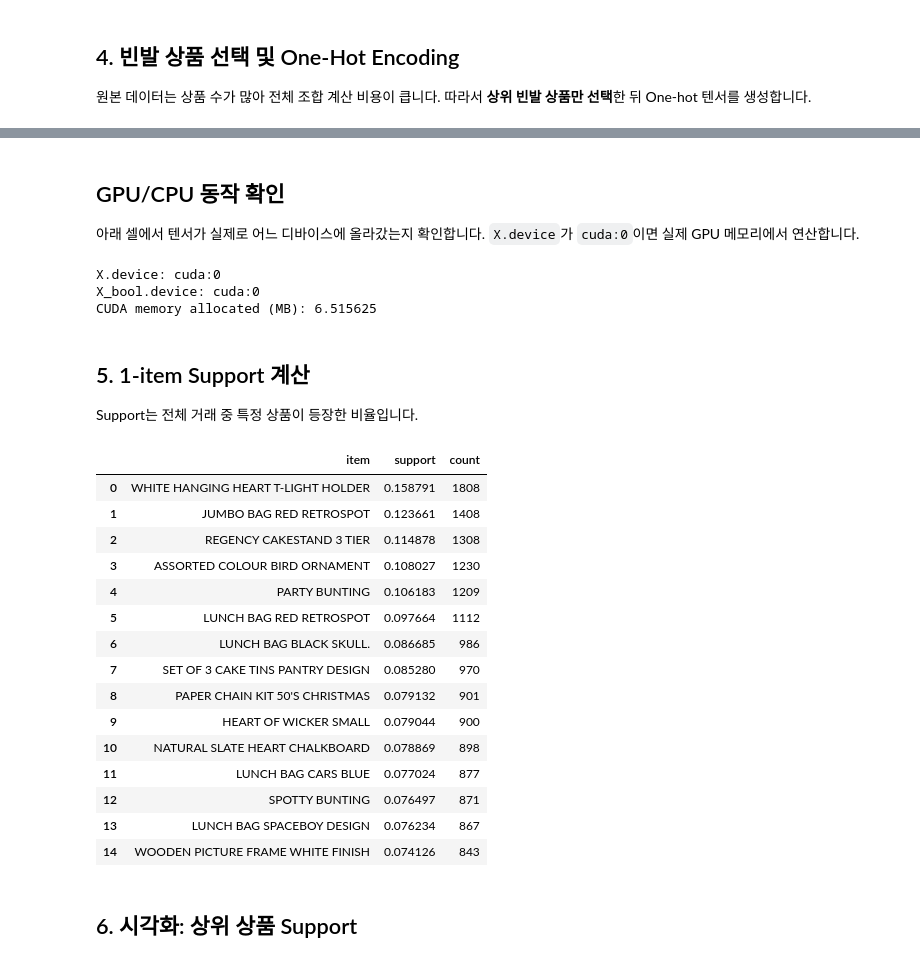
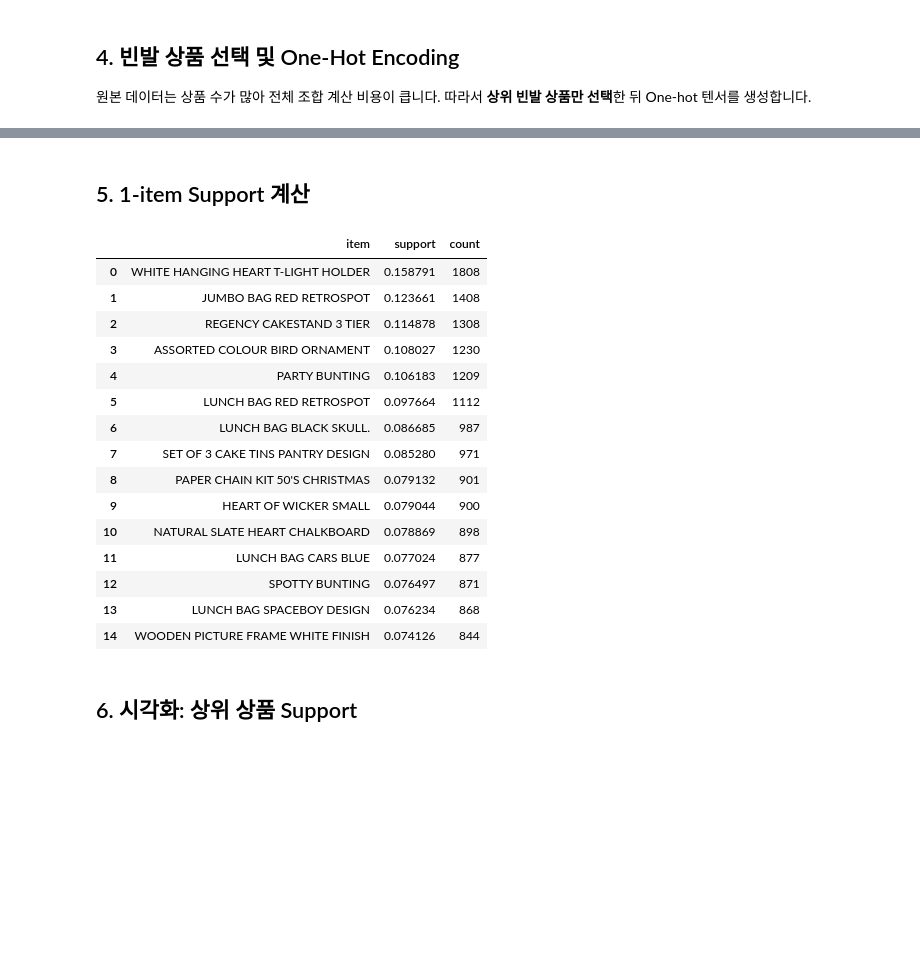
Before and after one commit to 1jelly7/test_python, a Jupyter notebook: uci_online_retail_association_rules.ipynb, the cells around one changed output, grey strips where cells are left out. Saved outputs shown, nothing was run; the diff lists cells and outputs as text; code cells hidden in the pictures; blank space fills up the shorter version.

```diff
--- a/uci_online_retail_association_rules.ipynb
+++ b/uci_online_retail_association_rules.ipynb
@@ -236,47 +242,33 @@ One-Hot tensor shape: torch.Size([11386, 120])
-# %% [markdown]
-## GPU/CPU 동작 확인
-
-아래 셀에서 텐서가 실제로 어느 디바이스에 올라갔는지 확인합니다. `X.device`가 `cuda:0`이면 실제 GPU 메모리에서 연산합니다.
-# %%
-print('X.device:', X.device)
-print('X_bool.device:', X_bool.device)
-if torch.cuda.is_available():
-    print('CUDA memory allocated (MB):', torch.cuda.memory_allocated(0) / 1024**2)
-# %% [output]
-X.device: cuda:0
-X_bool.device: cuda:0
-CUDA memory allocated (MB): 6.515625
 # %% [markdown]
 ## 5. 1-item Support 계산
-
-Support는 전체 거래 중 특정 상품이 등장한 비율입니다.
 # %%
-# 열 방향 평균을 구해 각 상품의 support를 계산합니다.
-item_support_tensor = X.mean(dim=0).cpu()
-# 상품명, support, 등장 횟수를 한 번에 보기 위한 DataFrame으로 정리합니다.
+# 0/1 boolean 텐서를 float로 변환한 뒤 열 평균을 계산해 1-item support를 구합니다.
+item_support_tensor = X_bool.float().mean(dim=0)
+# support 결과를 CPU로 가져와 pandas DataFrame으로 정리합니다.
 item_support_df = pd.DataFrame({
     'item': selected_items,
-    'support': item_support_tensor.numpy(),
-    'count': (item_support_tensor * num_transactions).to(torch.int64).numpy()
+    'support': item_support_tensor.detach().cpu().numpy(),
+    'count': (item_support_tensor * num_transactions).round().to(torch.int64).detach().cpu().numpy()
 }).sort_values('support', ascending=False).reset_index(drop=True)
 
-item_support_df.head(15)
+# 상위 15개 상품 support를 출력합니다.
+display(item_support_df.head(15))
 # %% [output]
 |  | item | support | count |
 | 0 | WHITE HANGING HEART T-LIGHT HOLDER | 0.158791 | 1808 |
 | 1 | JUMBO BAG RED RETROSPOT | 0.123661 | 1408 |
 | 2 | REGENCY CAKESTAND 3 TIER | 0.114878 | 1308 |
 | 3 | ASSORTED COLOUR BIRD ORNAMENT | 0.108027 | 1230 |
 | 4 | PARTY BUNTING | 0.106183 | 1209 |
 | 5 | LUNCH BAG RED RETROSPOT | 0.097664 | 1112 |
-| 6 | LUNCH BAG BLACK SKULL. | 0.086685 | 986 |
-| 7 | SET OF 3 CAKE TINS PANTRY DESIGN | 0.085280 | 970 |
+| 6 | LUNCH BAG BLACK SKULL. | 0.086685 | 987 |
+| 7 | SET OF 3 CAKE TINS PANTRY DESIGN | 0.085280 | 971 |
 | 8 | PAPER CHAIN KIT 50'S CHRISTMAS | 0.079132 | 901 |
 | 9 | HEART OF WICKER SMALL | 0.079044 | 900 |
 | 10 | NATURAL SLATE HEART CHALKBOARD | 0.078869 | 898 |
 | 11 | LUNCH BAG CARS BLUE | 0.077024 | 877 |
 | 12 | SPOTTY BUNTING | 0.076497 | 871 |
-| 13 | LUNCH BAG SPACEBOY DESIGN | 0.076234 | 867 |
-| 14 | WOODEN PICTURE FRAME WHITE FINISH | 0.074126 | 843 |
+| 13 | LUNCH BAG SPACEBOY DESIGN | 0.076234 | 868 |
+| 14 | WOODEN PICTURE FRAME WHITE FINISH | 0.074126 | 844 |
 # %% [markdown]
 ## 6. 시각화: 상위 상품 Support
```
Also changed, not shown: parts of 43 cells of this notebook.
